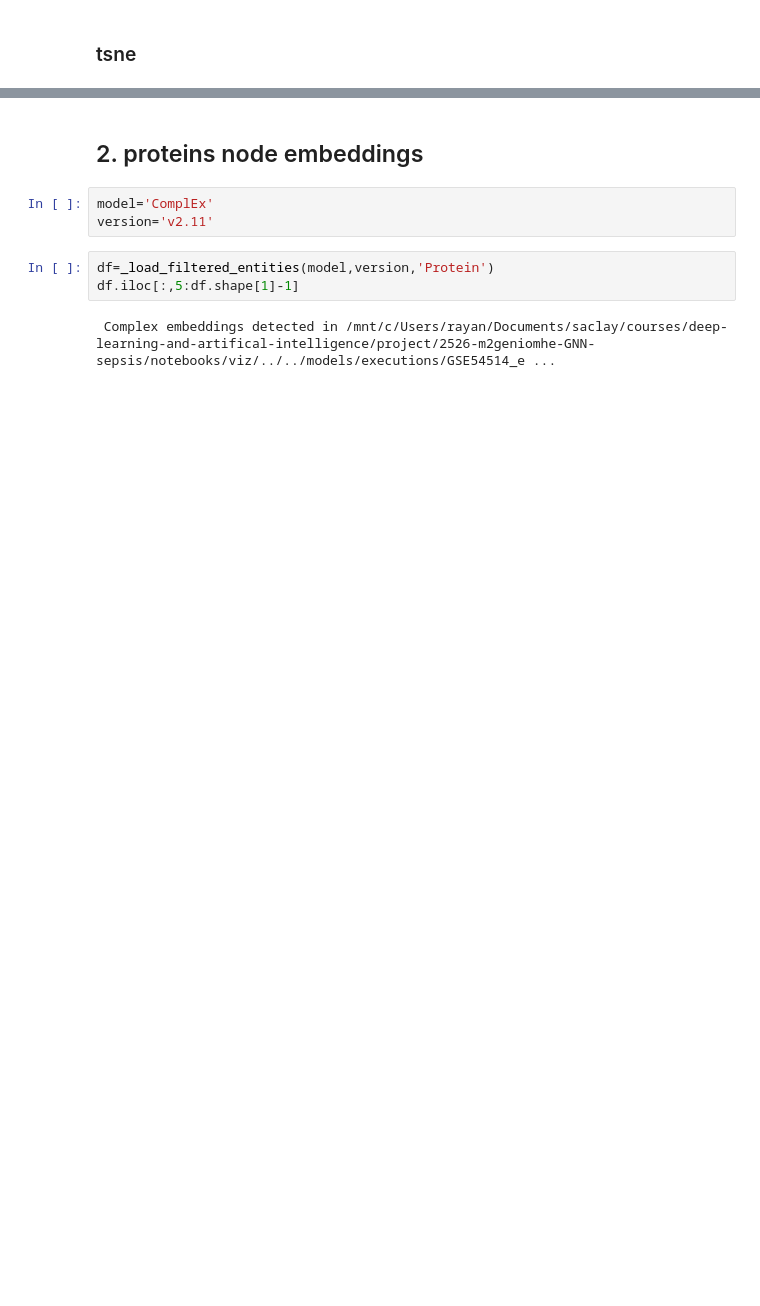
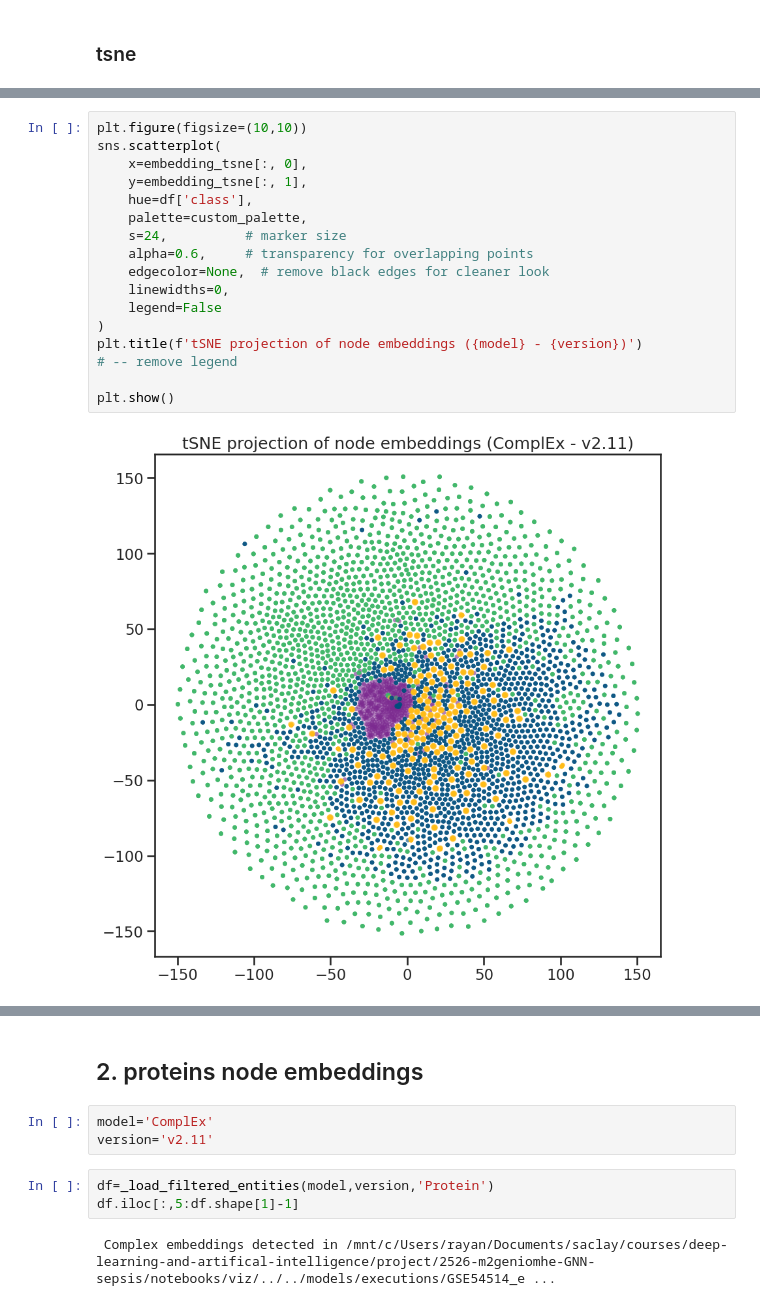
Before and after one commit to yazid-hoblos/GNN-Sepsis, a Jupyter notebook: notebooks/viz/latent_space.ipynb, the cells around one changed output, grey strips where cells are left out. Saved outputs shown, nothing was run; the diff lists cells and outputs as text; blank space fills up the shorter version.

```diff
--- a/notebooks/viz/latent_space.ipynb
+++ b/notebooks/viz/latent_space.ipynb
@@ -101,3 +148,22 @@ plt.show()
+# %%
+plt.figure(figsize=(10,10))
+sns.scatterplot(
+    x=embedding_tsne[:, 0],
+    y=embedding_tsne[:, 1],
+    hue=df['class'],
+    palette=custom_palette,
+    s=24,          # marker size
+    alpha=0.6,     # transparency for overlapping points
+    edgecolor=None,  # remove black edges for cleaner look
+    linewidths=0,
+    legend=False
+)
+plt.title(f'tSNE projection of node embeddings ({model} - {version})')
+# -- remove legend
+
+plt.show()
+# %% [output]
+[figure, added]
 # %%
 plt.figure(figsize=(10,10))
 sns.scatterplot(x=embedding_tsne[:,0], y=embedding_tsne[:,1], hue=df['class'], palette=colors, s=20)
```
Also changed, not shown: parts of 13 cells of this notebook, 33 other files.
